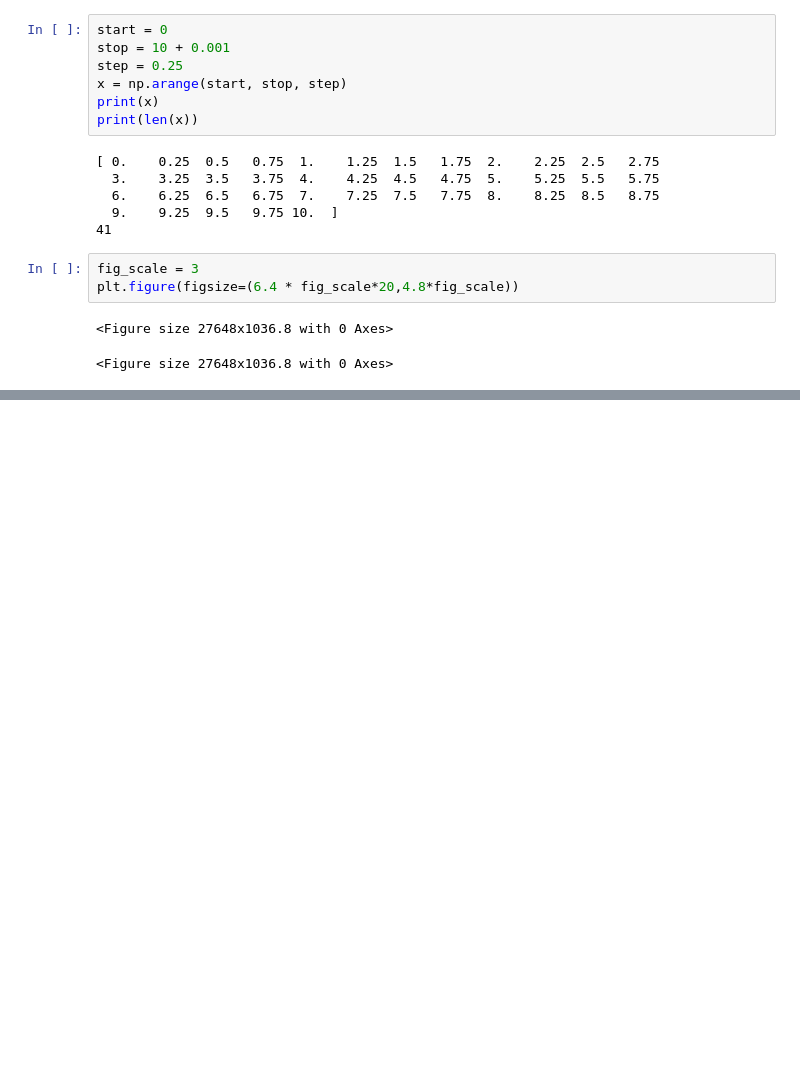
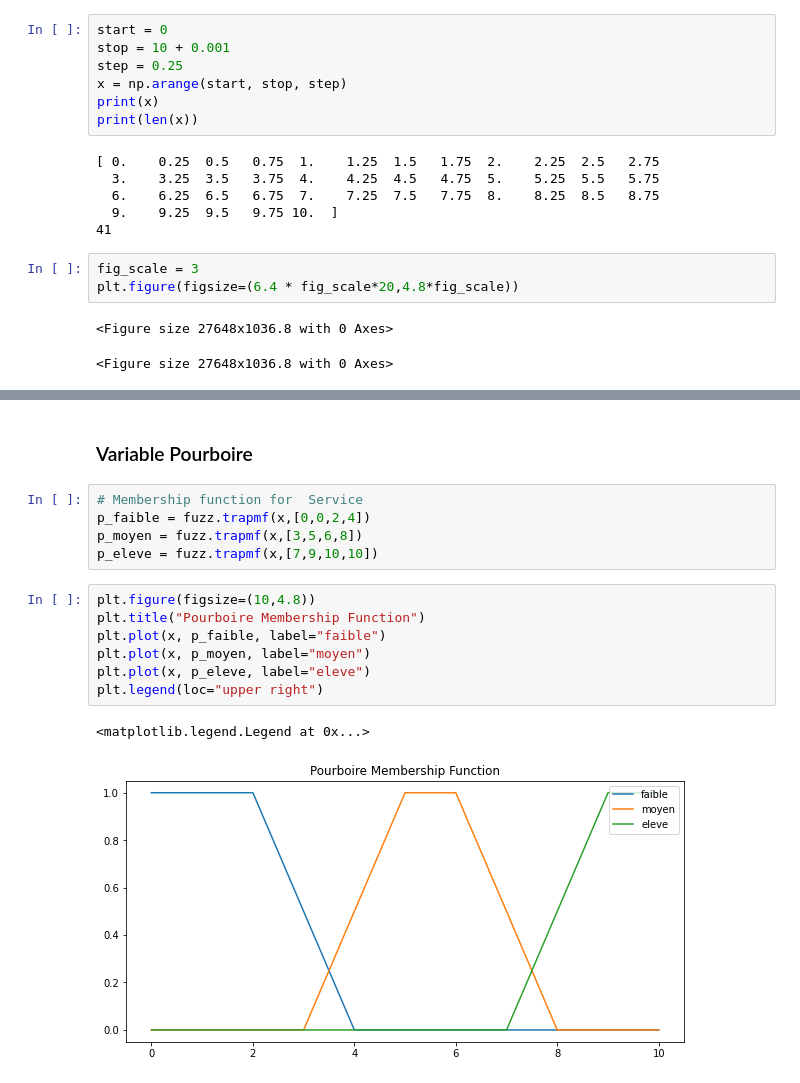
Before and after one commit to chikoungoun/Maths, a Jupyter notebook: Fuzzy Logic/Fuzzy logic - Pourboire.ipynb, the cells around one changed output, grey strips where cells are left out. Cells and saved outputs as stored; diff of their text form; blank space fills up the shorter version.

Commit message:
Pourboire membership function

```diff
--- a/Fuzzy Logic/Fuzzy logic - Pourboire.ipynb
+++ b/Fuzzy Logic/Fuzzy logic - Pourboire.ipynb
@@ -61,0 +62,17 @@ plt.legend(loc="upper right")
+# %% [markdown]
+### Variable Pourboire
+# %%
+# Membership function for  Service
+p_faible = fuzz.trapmf(x,[0,0,2,4])
+p_moyen = fuzz.trapmf(x,[3,5,6,8])
+p_eleve = fuzz.trapmf(x,[7,9,10,10])
+# %%
+plt.figure(figsize=(10,4.8))
+plt.title("Pourboire Membership Function")
+plt.plot(x, p_faible, label="faible")
+plt.plot(x, p_moyen, label="moyen")
+plt.plot(x, p_eleve, label="eleve")
+plt.legend(loc="upper right")
+# %% [output]
+<matplotlib.legend.Legend at 0x...>
+[figure, added]
```
Also changed, not shown: parts of 12 cells of this notebook.
